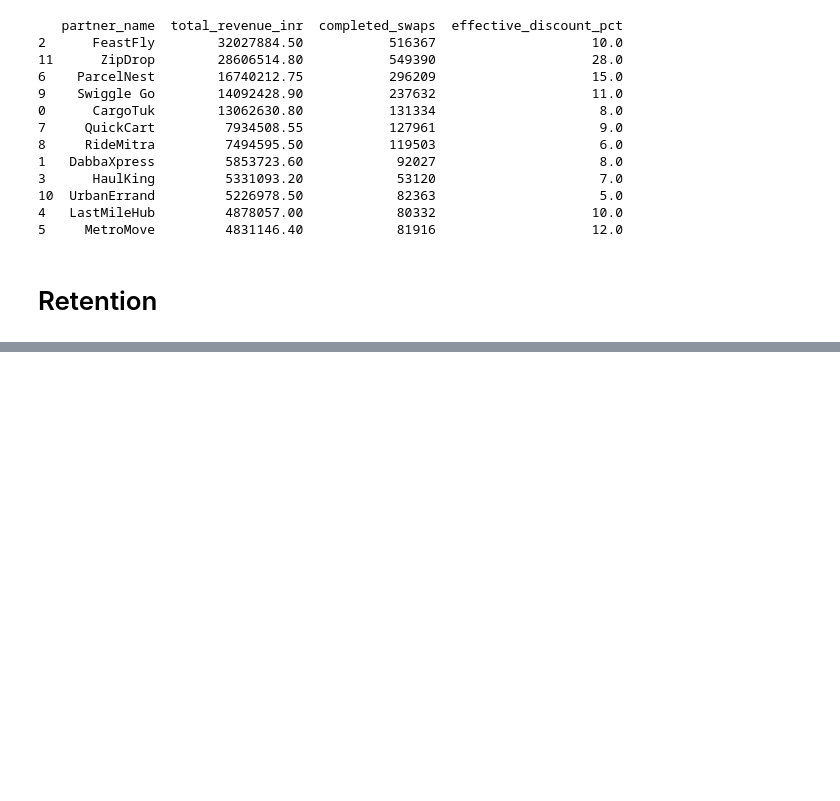
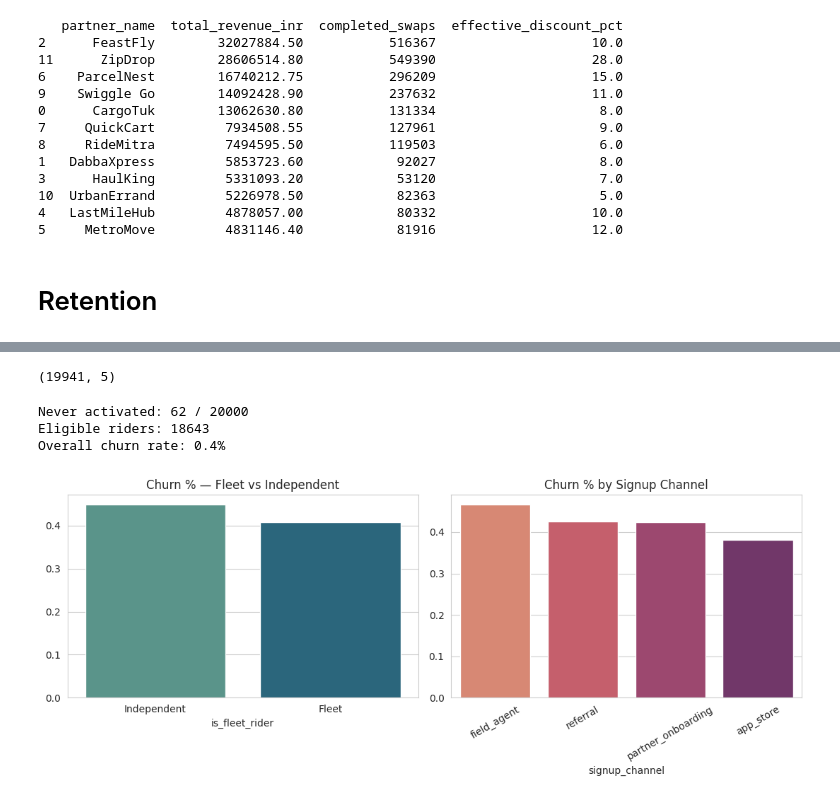
Before and after one commit to Khulbe-Nitin/Volt-Relay, a Jupyter notebook: Collab_notebook/VoltRelay_Merged_Nitin_Abhishek_Final.ipynb, the cells around one changed output, grey strips where cells are left out. Saved outputs shown, nothing was run; the diff lists cells and outputs as text; code cells hidden in the pictures; blank space fills up the shorter version.

```diff
--- a/Collab_notebook/VoltRelay_Merged_Nitin_Abhishek_Final.ipynb
+++ b/Collab_notebook/VoltRelay_Merged_Nitin_Abhishek_Final.ipynb
@@ -3897,0 +3937,69 @@ print(partner_summary)
+# %%
+# pull ONLY 5 columns from events_prod before sorting — this is the fix.
+# events_prod itself has ~20 columns; sorting all of it was the crash.
+first_attempt_cols = ["rider_id", "event_ts_corrected", "is_failed",
+                       "is_abandoned", "queue_wait_min"]
+attempt_times = events_prod[first_attempt_cols].sort_values(
+    ["rider_id", "event_ts_corrected"]
+)
+
+first_attempt = (
+    attempt_times.groupby("rider_id", sort=False).nth(0)
+    .rename(columns={
+        "is_failed": "first_attempt_failed",
+        "is_abandoned": "first_attempt_abandoned",
+        "queue_wait_min": "first_attempt_wait_min",
+    })
+)
+
+del attempt_times
+gc.collect()
+first_attempt.shape
+# %% [output]
+(19941, 5)
+# %%
+riders_full = (
+    riders.merge(rider_activity, on="rider_id", how="left")
+          .merge(first_attempt, on="rider_id", how="left")
+)
+del rider_activity, first_attempt
+gc.collect()
+
+riders_full["activated"] = riders_full["first_swap_ts"].notna()
+riders_full["eligible"] = riders_full["activated"] & (
+    riders_full["first_swap_ts"] <= ANALYSIS_END - pd.Timedelta(days=RETENTION_WINDOW_DAYS)
+)
+
+print(f"Never activated: {(~riders_full['activated']).sum()} / {len(riders_full)}")
+
+elig = riders_full[riders_full["eligible"]].copy()
+elig["retained"] = elig["days_to_2nd_swap"].notna() & (
+    elig["days_to_2nd_swap"] <= RETENTION_WINDOW_DAYS
+)
+elig["churned"] = ~elig["retained"]
+
+print(f"Eligible riders: {len(elig)}")
+print(f"Overall churn rate: {elig['churned'].mean()*100:.1f}%")
+# %% [output]
+Never activated: 62 / 20000
+Eligible riders: 18643
+Overall churn rate: 0.4%
+# %%
+fig, axes = plt.subplots(1, 2, figsize=(11, 4.5))
+
+seg1 = (elig.groupby("is_fleet_rider")["churned"].mean() * 100).rename(
+    {True: "Fleet", False: "Independent"}
+)
+sns.barplot(x=seg1.index.astype(str), y=seg1.values, hue=seg1.index.astype(str),
+            palette="crest", ax=axes[0], legend=False)
+axes[0].set_title("Churn % — Fleet vs Independent")
+
+seg2 = (elig.groupby("signup_channel")["churned"].mean() * 100).sort_values(ascending=False)
+sns.barplot(x=seg2.index, y=seg2.values, hue=seg2.index, palette="flare",
+            ax=axes[1], legend=False)
+axes[1].set_title("Churn % by Signup Channel")
+axes[1].tick_params(axis="x", rotation=30)
+
+plt.tight_layout(); plt.show()
+# %% [output]
+[figure, added]
```
Also changed, not shown: parts of 3 cells of this notebook.
